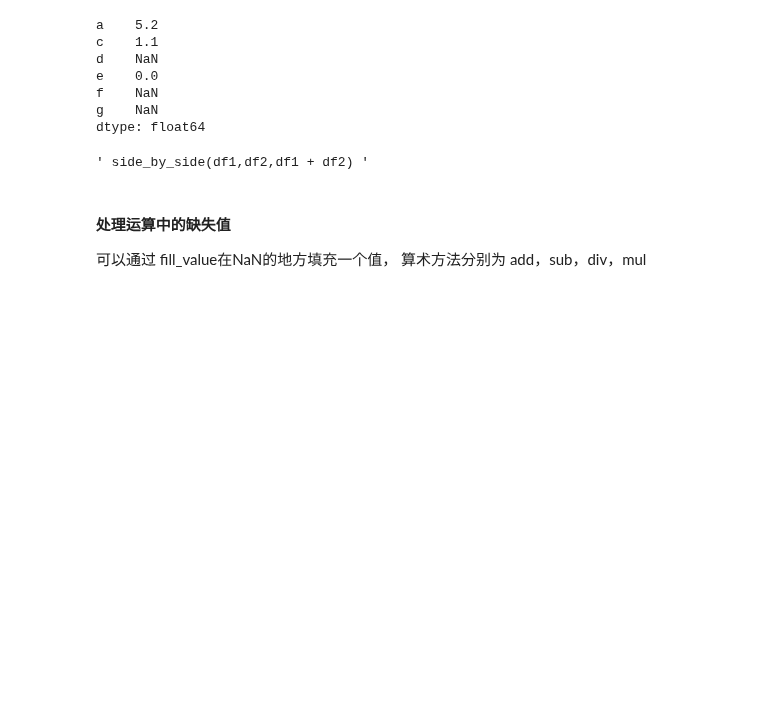
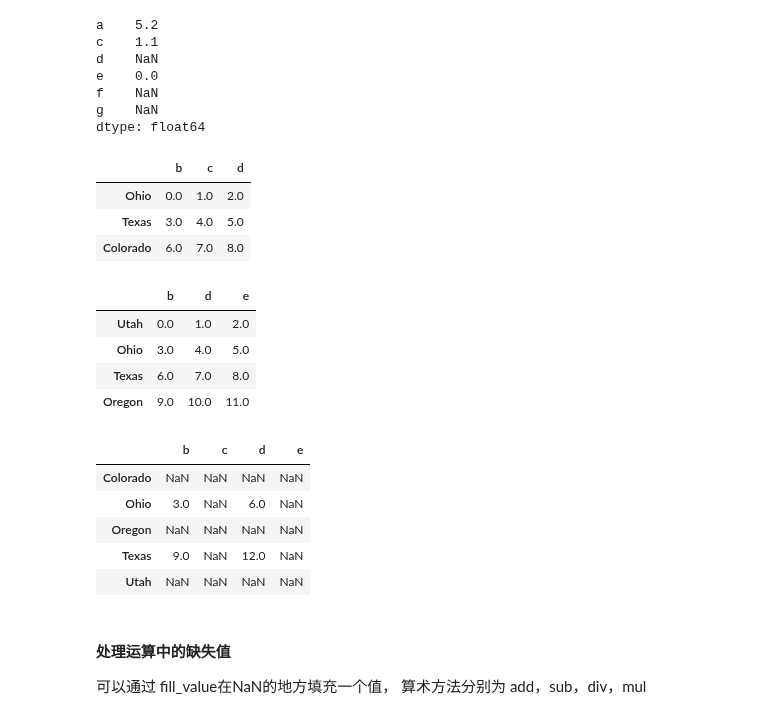
Before and after one commit to Luoxiaogan/Guide_to_financial_data_analysis, a Jupyter notebook: 金融数据分析导引/Lectures/Lecture 3/Lec03_pandas.ipynb, the cells around one changed output. Drawn from its saved outputs; the diff is of its cells as text; code cells hidden in the pictures; blank space fills up the shorter version.

```diff
--- a/金融数据分析导引/Lectures/Lecture 3/Lec03_pandas.ipynb
+++ b/金融数据分析导引/Lectures/Lecture 3/Lec03_pandas.ipynb
@@ -36,6 +36,19 @@ import matplotlib.pyplot as plt
 np.random.seed(12345) #随机种子设置
 plt.rc('figure', figsize=(10, 6)) #设置图片放置的格式
 np.set_printoptions(precision=4) #四位有效数字
+# %%
+class side_by_side():
+    def __init__(self, *frames):
+        self.frames = frames
+
+    def _repr_html_(self):
+        width = 100. / len(self.frames)
+
+        s = ""
+        for f in self.frames:
+            s += "<div style='float: left; border-left : 5px solid #6699cc;'>%s</div>" % f._repr_html_()
+
+        return s
 # %% [markdown]
 ## 介绍Pandas数据结构
 
@@ -401,14 +414,28 @@ dtype: float64
 # %%
 df1 = DataFrame(np.arange(9.).reshape((3, 3)), columns=list('bcd'),
                 index=['Ohio', 'Texas', 'Colorado'])
 df2 = DataFrame(np.arange(12.).reshape((4, 3)), columns=list('bde'),
                 index=['Utah', 'Ohio', 'Texas', 'Oregon'])
 df1
 df2
 df1+df2
-""" side_by_side(df1,df2,df1 + df2) """
+side_by_side(df1,df2,df1 + df2)
 # %% [output]
-' side_by_side(df1,df2,df1 + df2) '
+|  | b | c | d |
+| Ohio | 0.0 | 1.0 | 2.0 |
+| Texas | 3.0 | 4.0 | 5.0 |
+| Colorado | 6.0 | 7.0 | 8.0 |
+|  | b | d | e |
+| Utah | 0.0 | 1.0 | 2.0 |
+| Ohio | 3.0 | 4.0 | 5.0 |
+| Texas | 6.0 | 7.0 | 8.0 |
+| Oregon | 9.0 | 10.0 | 11.0 |
+|  | b | c | d | e |
+| Colorado | NaN | NaN | NaN | NaN |
+| Ohio | 3.0 | NaN | 6.0 | NaN |
+| Oregon | NaN | NaN | NaN | NaN |
+| Texas | 9.0 | NaN | 12.0 | NaN |
+| Utah | NaN | NaN | NaN | NaN |
 # %% [markdown]
 #### 处理运算中的缺失值
 
```
Also changed, not shown: parts of 8 cells of this notebook, 2 other files.
